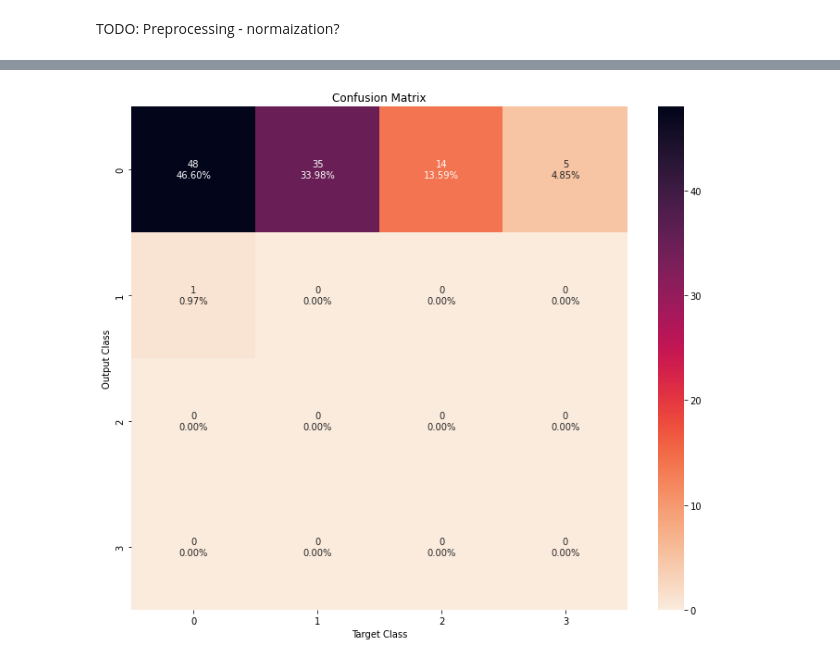
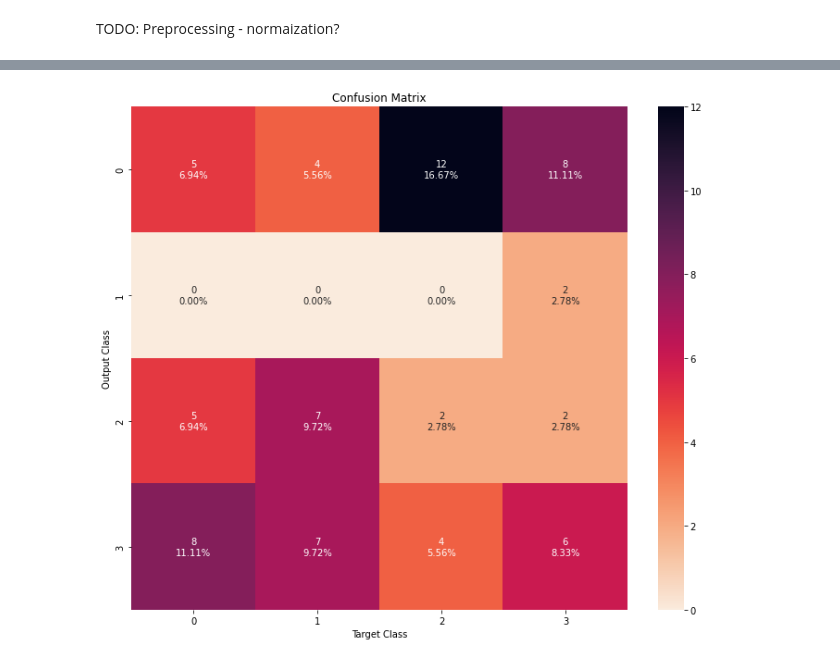
Before and after one commit to boraks4/537-project, a Jupyter notebook: forestfires.ipynb, the cells around one changed output, grey strips where cells are left out. Saved outputs shown, nothing was run; the diff lists cells and outputs as text; code cells hidden in the pictures.

Commit message:
added preprocessing, downsampling

```diff
--- a/forestfires.ipynb
+++ b/forestfires.ipynb
@@ -86,8 +109,7 @@ from google.colab import drive
 from sklearn.model_selection import train_test_split
 from tensorflow import keras
 # %%
-X = fires.iloc[:,:-1]
+X = fires_quant.iloc[:,:-1]
 print(X)
-y = label
-print(len(y))
+y = fires_quant.iloc[:,-1]
 # %% [output]
@@ -123,11 +147,12 @@ import math
 splits = (.6,.2,.2) # train, test, validatate at 60/20/20 division
 rand_state = 0
 
+# optimizer
+lr = 0.001
+
 # model creation
 num_hidden_layers = 1
 neurons_per_hidden_layer = 4
 
 # model trainin
-num_epochs = 100
-batch_size = math.floor(X_train.shape[0] / 10)
-print(batch_size)
+num_epochs = 1000
@@ -136,9 +159,28 @@ print(batch_size)
 # %%
+# https://stackoverflow.com/questions/55119651/downsampling-for-more-than-2-classes
+def downsample(X, y, label):
+  data = pd.concat([X, y], axis=1)
+  g = data.groupby(label, group_keys=False)
+  balanced = pd.DataFrame(g.apply(lambda x: x.sample(g.size().min()))).reset_index(drop=True)
+  return balanced.iloc[:, :-1], balanced.iloc[:, -1]
+
+def pipeline(X, y, label):
+  X, y = downsample(X, y, label)
+  return X, pd.get_dummies(y, prefix=label)
+
 # make one-hot
-y_oh = keras.utils.to_categorical(y)
+y_oh = pd.get_dummies(y, prefix='size')
 
 # partition into train, validate, test sets
-X_train, X_temp, y_train, y_temp = train_test_split(X, y_oh, train_size=splits[0], random_state=rand_state, shuffle=True, stratify=y_oh)
+X_train, X_temp, y_train, y_temp = train_test_split(X, y, train_size=splits[0], random_state=rand_state, shuffle=True, stratify=y_oh)
 X_test, X_val, y_test, y_val = train_test_split(X_temp, y_temp, train_size=(splits[1] / (splits[1] + splits[2])), random_state=rand_state, shuffle=True, stratify=y_temp)
-print(X_train)
+
+label='size'
+
+X_train, y_train = pipeline(X_train, y_train, 'size')
+X_test, y_test = pipeline(X_test, y_test, 'size')
+X_val, y_val = pipeline(X_val, y_val, 'size')
+
+batch_size = math.floor(X_train.shape[0] / 10)
+print(batch_size)
 # %% [output]
@@ -181,7 +226,11 @@ net = tf.keras.models.Sequential([
     ])
 # %%
 # compile the keras model
-net.compile(loss='CategoricalCrossentropy', optimizer='adam',
+opt = tf.keras.optimizers.Adam(
+    learning_rate=lr
+)
+
+net.compile(loss='CategoricalCrossentropy', optimizer=opt,
               metrics=['accuracy'])
 # %%
 # fit the keras model on the dataset
@@ -231,7 +281,7 @@ print("Test loss:", score[0])
 print("Test accuracy:", score[1])
 
 y_classified = np.argmax(net.predict(X_test), axis=1)
-y_true = np.argmax(y_test, axis=1)
+y_true = np.argmax(y_test.to_numpy(), axis=1)
 # plot confusion matrix
 plot_confusion_matrix(y_classified, y_true)
 # %% [output]
@@ -241,3 +291,3 @@ Test accuracy: 0.4660194218158722
-[figure, old version]
+[figure, new version]
 # %%
 drive.flush_and_unmount()
```
Also changed, not shown: parts of 11 cells of this notebook.
